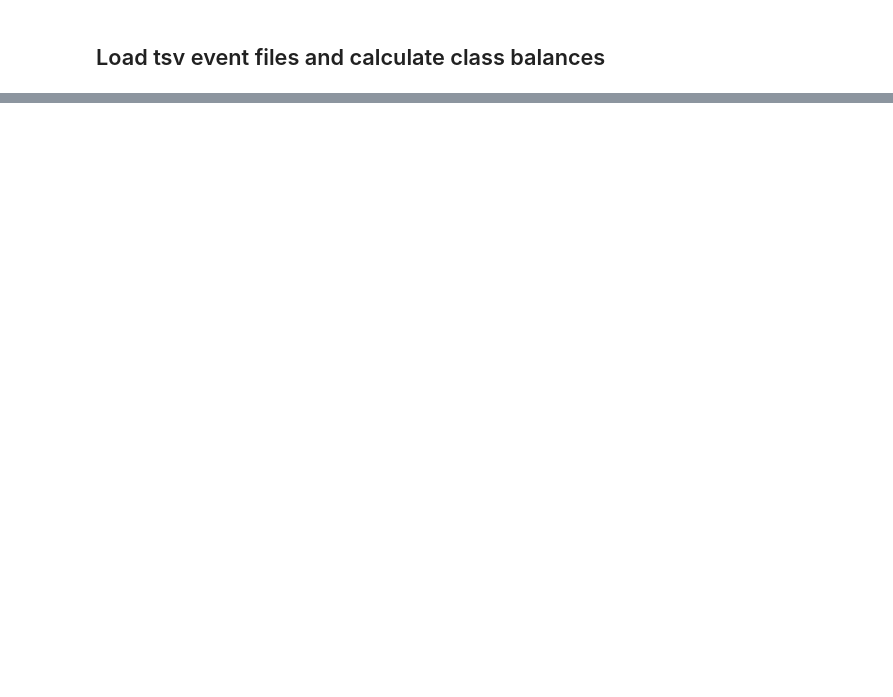
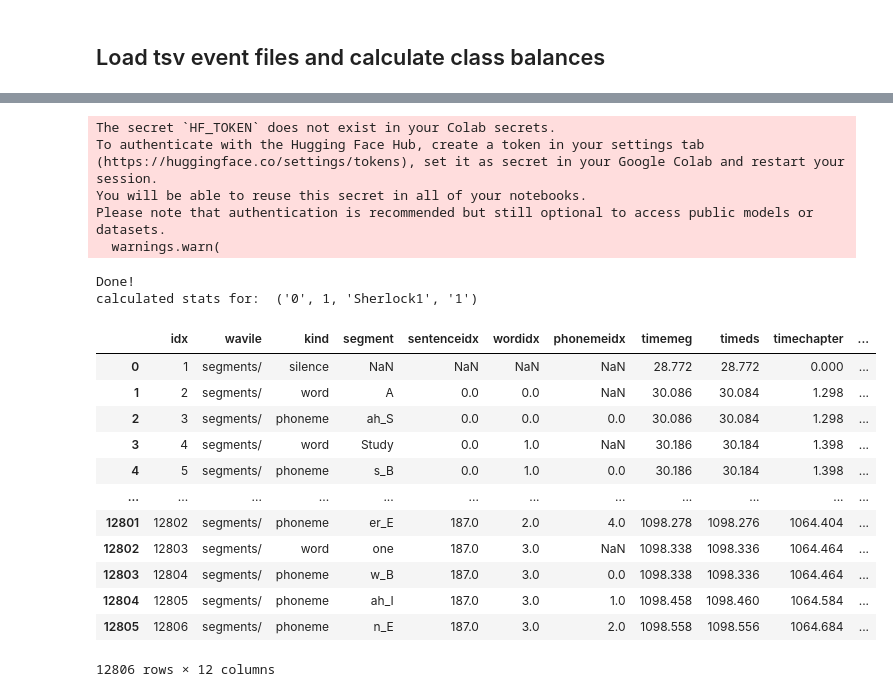
Before and after one commit to zpsheldon/meg-neural-decoding, a Jupyter notebook: calc_baselines.ipynb, the cells around one changed output, grey strips where cells are left out. Cells and saved outputs as stored; diff of their text form; code cells hidden in the pictures; blank space fills up the shorter version.

Commit message:
Update baseline model calculation

```diff
--- a/calc_baselines.ipynb
+++ b/calc_baselines.ipynb
@@ -41,6 +43,15 @@ all_data = LibriBrainSpeech(
 # %% [markdown]
 ## Load tsv event files and calculate class balances
 # %%
-tsv_file_paths = f"{base_path}/data/Sherlock1/derivatives/events/sub-0_ses-1_task-Sherlock1_run-1_events.tsv"
-data = pd.read_csv(file_path, sep='\t')
+run_keys = [("0",1,"Sherlock1","1")]
+all_data = LibriBrainSpeech(
+  data_path=f"{base_path}/data/",
+  include_run_keys = run_keys,
+  tmin=0.0,
+  tmax=0.8,
+  preload_files = True
+)
+tsv_file_path = f"{base_path}/data/Sherlock1/derivatives/events/sub-0_ses-1_task-Sherlock1_run-1_events.tsv"
+data = pd.read_csv(tsv_file_path, sep='\t')
 data
+# %% [output]
@@ -46,0 +59,20 @@ data
+The secret `HF_TOKEN` does not exist in your Colab secrets.
+To authenticate with the Hugging Face Hub, create a token in your settings tab (https://huggingface.co/settings/tokens), set it as secret in your Google Colab and restart your session.
+You will be able to reuse this secret in all of your notebooks.
+Please note that authentication is recommended but still optional to access public models or datasets.
+  warnings.warn(
+Done!
+calculated stats for:  ('0', 1, 'Sherlock1', '1')
+|  | idx | wavile | kind | segment | sentenceidx | wordidx | phonemeidx | timemeg | timeds | timechapter | ... |
+| 0 | 1 | segments/ | silence | NaN | NaN | NaN | NaN | 28.772 | 28.772 | 0.000 | ... |
+| 1 | 2 | segments/ | word | A | 0.0 | 0.0 | NaN | 30.086 | 30.084 | 1.298 | ... |
+| 2 | 3 | segments/ | phoneme | ah_S | 0.0 | 0.0 | 0.0 | 30.086 | 30.084 | 1.298 | ... |
+| 3 | 4 | segments/ | word | Study | 0.0 | 1.0 | NaN | 30.186 | 30.184 | 1.398 | ... |
+| 4 | 5 | segments/ | phoneme | s_B | 0.0 | 1.0 | 0.0 | 30.186 | 30.184 | 1.398 | ... |
+| ... | ... | ... | ... | ... | ... | ... | ... | ... | ... | ... | ... |
+| 12801 | 12802 | segments/ | phoneme | er_E | 187.0 | 2.0 | 4.0 | 1098.278 | 1098.276 | 1064.404 | ... |
+| 12802 | 12803 | segments/ | word | one | 187.0 | 3.0 | NaN | 1098.338 | 1098.336 | 1064.464 | ... |
+| 12803 | 12804 | segments/ | phoneme | w_B | 187.0 | 3.0 | 0.0 | 1098.338 | 1098.336 | 1064.464 | ... |
+| 12804 | 12805 | segments/ | phoneme | ah_I | 187.0 | 3.0 | 1.0 | 1098.458 | 1098.460 | 1064.584 | ... |
+| 12805 | 12806 | segments/ | phoneme | n_E | 187.0 | 3.0 | 2.0 | 1098.558 | 1098.556 | 1064.684 | ... |
+12806 rows × 12 columns
```
Also changed, not shown: parts of 3 cells of this notebook.
